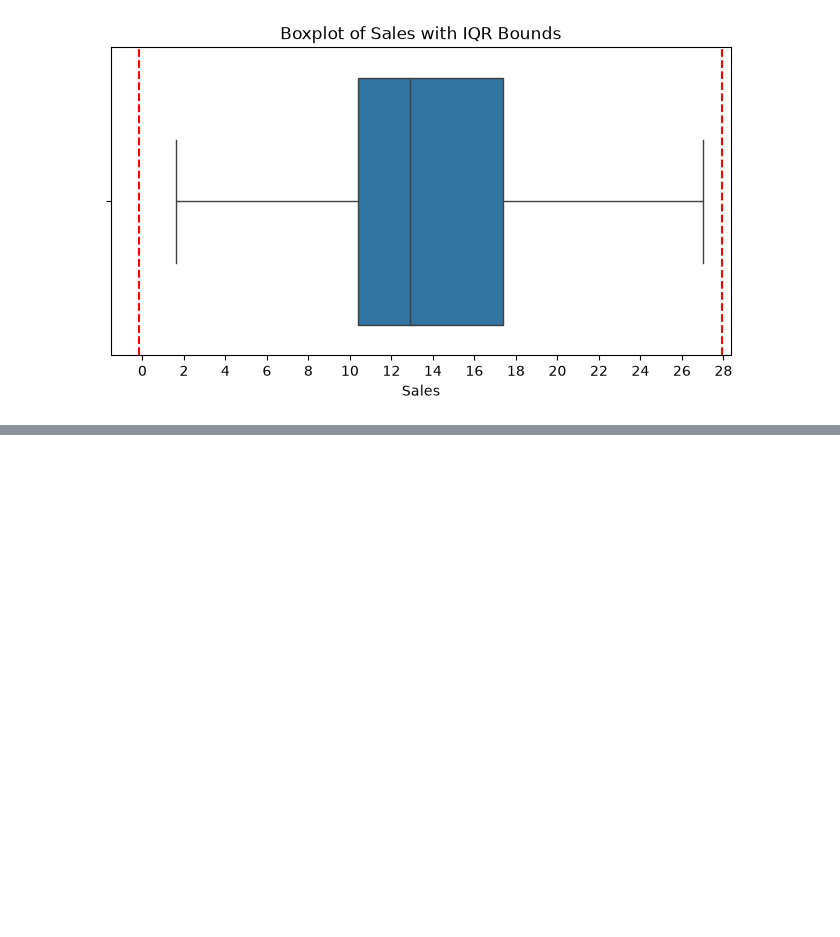
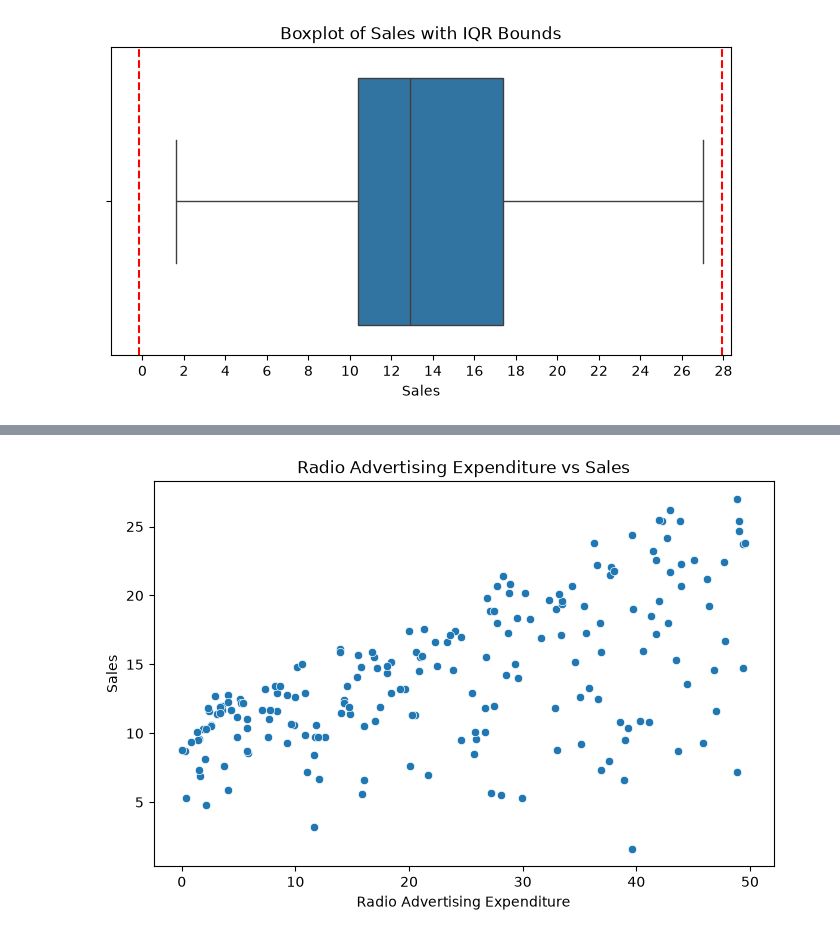
Before and after one commit to Gopi-6091/advertising-regression, a Jupyter notebook: notebooks/01_data_understanding.ipynb, the cells around one changed output, grey strips where cells are left out. Drawn from its saved outputs; the diff is of its cells as text; code cells hidden in the pictures; blank space fills up the shorter version.

```diff
--- a/notebooks/01_data_understanding.ipynb
+++ b/notebooks/01_data_understanding.ipynb
@@ -364,0 +391,16 @@ plt.show()
+# %%
+plt.figure(figsize=(8, 5))
+
+sns.scatterplot(
+    data=df,
+    x="radio",
+    y="sales"
+)
+
+plt.title("Radio Advertising Expenditure vs Sales")
+plt.xlabel("Radio Advertising Expenditure")
+plt.ylabel("Sales")
+
+plt.show()
+# %% [output]
+[figure, added]
```
Also changed, not shown: parts of 15 cells of this notebook.
